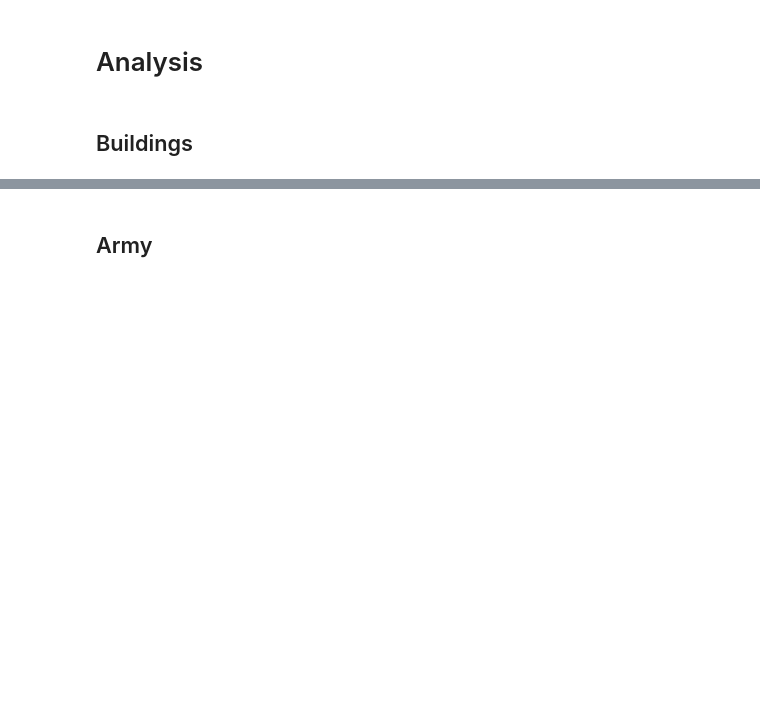
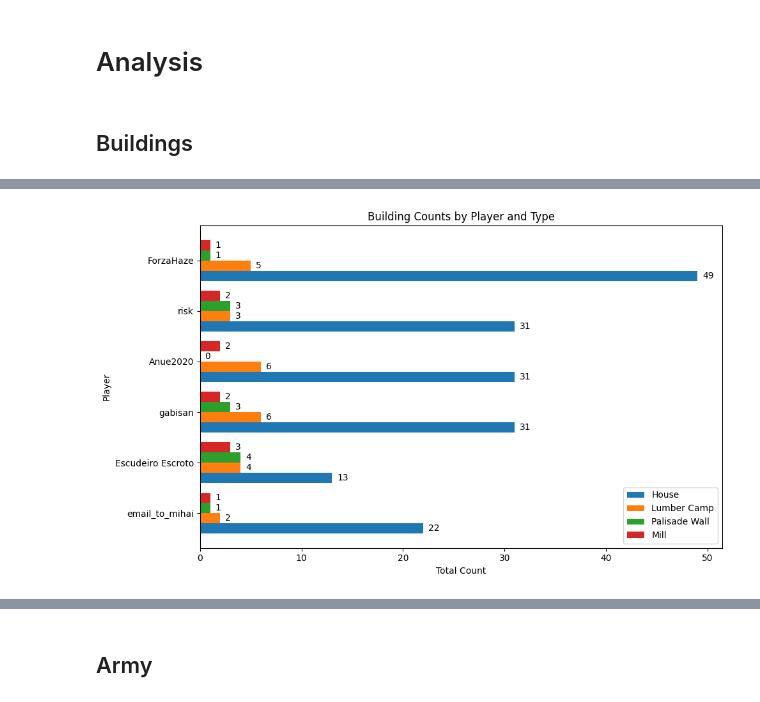
Before and after one commit to nyquist/aoe2de, a Jupyter notebook: AOE2DE.ipynb, the cells around one changed output, grey strips where cells are left out. Drawn from its saved outputs; the diff is of its cells as text; code cells hidden in the pictures; blank space fills up the shorter version.

```diff
--- a/AOE2DE.ipynb
+++ b/AOE2DE.ipynb
@@ -246,0 +274,38 @@ No new games
+# %%
+import matplotlib.pyplot as plt
+import numpy as np
+
+building_data = {'House': {'email_to_mihai': 22, 'Escudeiro Escroto': 13, 'gabisan': 31, 'Anue2020': 31, 'risk': 31, 'ForzaHaze': 49}, 'Lumber Camp': {'email_to_mihai': 2, 'Escudeiro Escroto': 4, 'gabisan': 6, 'Anue2020': 6, 'risk': 3, 'ForzaHaze': 5}, 'Palisade Wall': {'email_to_mihai': 1, 'Escudeiro Escroto': 4, 'gabisan': 3, 'Anue2020': 0, 'risk': 3, 'ForzaHaze': 1}, 'Mill': {'email_to_mihai': 1, 'Escudeiro Escroto': 3, 'gabisan': 2, 'Anue2020': 2, 'risk': 2, 'ForzaHaze': 1}}
+
+all_players = list(building_data['House'].keys())
+building_types = list(building_data.keys())
+num_building_types = len(building_types)
+
+bar_width = 0.8 / num_building_types
+x_pos = np.arange(len(all_players))
+
+fig, ax = plt.subplots(figsize=(10, 6))
+
+# Create bars and add text labels
+for i, building_type in enumerate(building_types):
+    values = [building_data[building_type].get(player, 0) for player in all_players]
+    bars = ax.barh(x_pos + i * bar_width, values, bar_width, label=building_type)
+
+    # Add text labels for values
+    for bar, value in zip(bars, values):
+        ax.text(bar.get_width() + 0.5, bar.get_y() + bar.get_height() / 2,
+                str(value), ha='left', va='center', color='black')
+
+# Set labels, ticks, and legend (same as before)
+ax.set_ylabel("Player")
+ax.set_xlabel("Total Count")
+ax.set_title("Building Counts by Player and Type")
+ax.set_yticks(x_pos + bar_width * (num_building_types - 1) / 2)
+ax.set_yticklabels(all_players)
+ax.legend(loc='lower right')
+
+# Adjust layout
+plt.tight_layout()
+plt.show()
+# %% [output]
+[figure, added]
```
Also changed, not shown: parts of 10 cells of this notebook.
